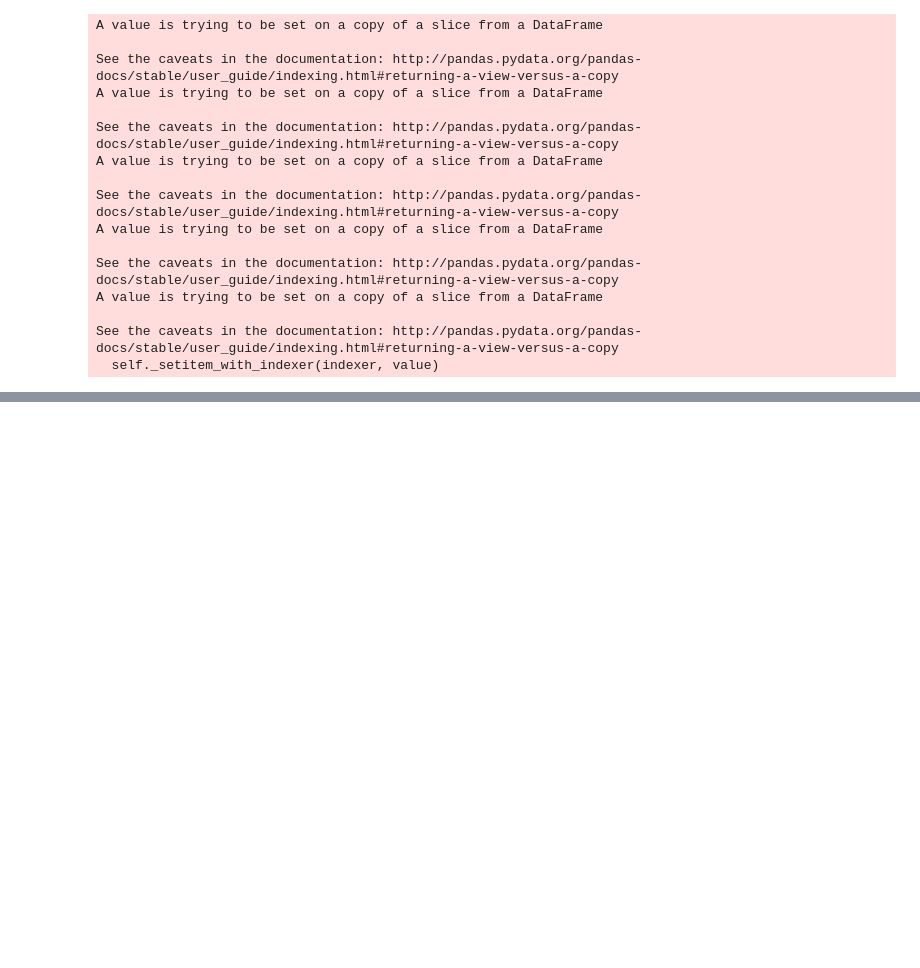
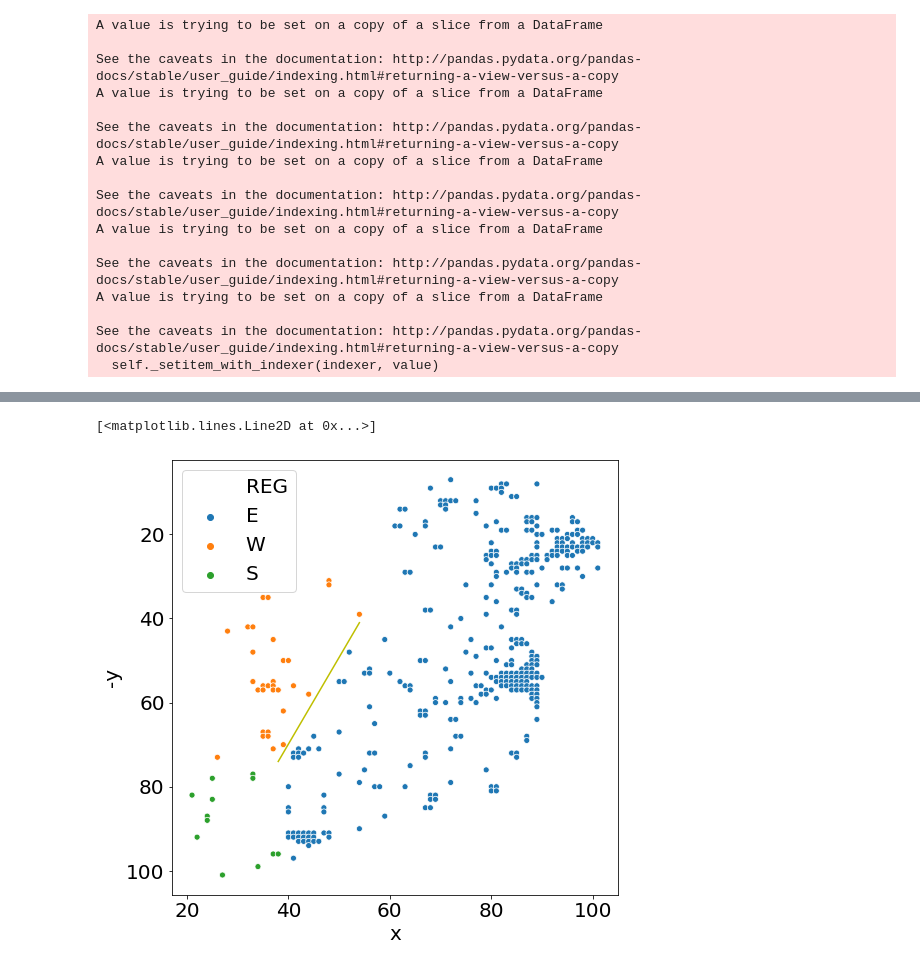
Before and after one commit to Oisin-M/Infection-Simulation, a Jupyter notebook: IRELANDMAP.ipynb, the cells around one changed output, grey strips where cells are left out. Cells and saved outputs as stored; diff of their text form; code cells hidden in the pictures; blank space fills up the shorter version.

```diff
--- a/IRELANDMAP.ipynb
+++ b/IRELANDMAP.ipynb
@@ -884,0 +976,19 @@ plt.close()
+# %%
+DF['REG']=np.where(DF['REG']=="E",
+                    np.where(DF['x']>=38,
+                    np.where(DF['x']<=54,
+                    np.where(DF['-y']<=(74-41)/(38-54)*DF['x']+41-(74-41)/(38-54)*54, 'W', DF['REG']),
+                    DF['REG']), DF['REG'])
+                   ,DF['REG'])
+
+fig, ax = plt.subplots(figsize=(8, 8))
+ax=sns.scatterplot(x="x", y="-y", hue="REG",
+                     data=DF)
+ax = plt.gca()
+ax.invert_yaxis()
+
+x=np.linspace(38, 54, 100)
+ax.plot(x, (74-41)/(38-54)*x+41-(74-41)/(38-54)*54, 'y')
+# %% [output]
+[<matplotlib.lines.Line2D at 0x...>]
+[figure, added]
```
Also changed, not shown: parts of 17 cells of this notebook, 2 other files.
